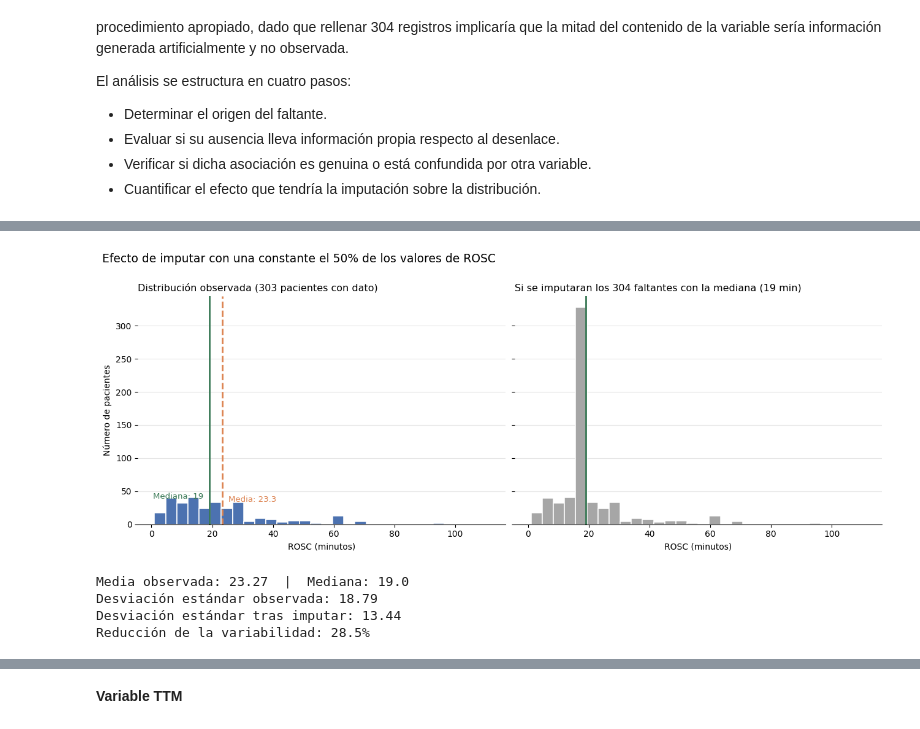
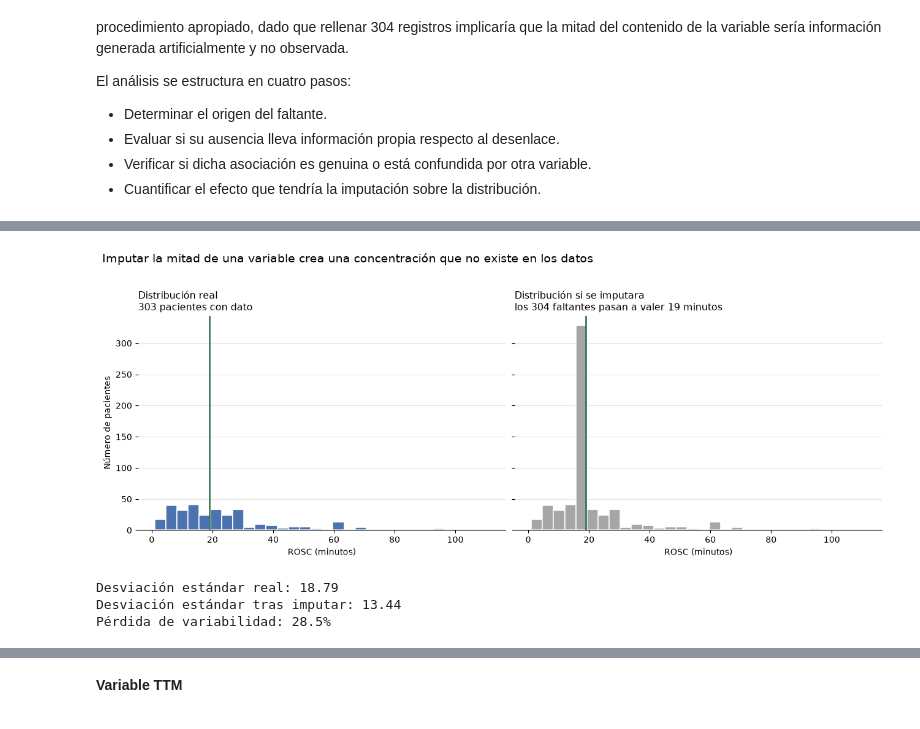
Before and after one commit to AlejandraJaramillo19/mlda-project_, a Jupyter notebook: notebooks/03_data_preparation/03_data_preparation.ipynb, the cells around one changed output, grey strips where cells are left out. Cells and saved outputs as stored; diff of their text form; code cells hidden in the pictures.

```diff
--- a/notebooks/03_data_preparation/03_data_preparation.ipynb
+++ b/notebooks/03_data_preparation/03_data_preparation.ipynb
@@ -228,7 +232,4 @@ En esta variable el tratamiento de faltantes involucra dos decisiones: si conser
 # %%
-# Conversión a numérico. El parámetro errors="coerce" transforma el texto "nan"
-# en un valor nulo real de pandas, reconocible por .isnull()
-clinical_df['Age'] = pd.to_numeric(clinical_df['Age'], errors='coerce')
 
 n_total = len(clinical_df)
 n_falt = clinical_df['Age'].isnull().sum()
@@ -577,47 +643,38 @@ El gráfico muestra por lo tanto dos cosas de forma simultánea. Confirma que un
 # %%
 rosc = clinical_df['ROSC'].dropna()
 mediana_rosc = rosc.median()
-media_rosc = rosc.mean()
 imputado = clinical_df['ROSC'].fillna(mediana_rosc)
 
 fig, (ax1, ax2) = plt.subplots(1, 2, figsize=(13, 5), sharey=True)
 
 ax1.hist(rosc, bins=30, color='#4C72B0', edgecolor='white', linewidth=1.1)
-ax1.axvline(media_rosc, color='#DD8452', linestyle='--', linewidth=2)
-ax1.axvline(mediana_rosc, color='#3B7A57', linestyle='-', linewidth=2)
-ax1.text(media_rosc + 2, ax1.get_ylim()[1]*0.80, f'Media: {media_rosc:.1f}',
-         color='#DD8452', fontsize=9.5)
-ax1.text(mediana_rosc - 2, ax1.get_ylim()[1]*0.90, f'Mediana: {mediana_rosc:.0f}',
-         color='#3B7A57', fontsize=9.5, ha='right')
-ax1.set_title(f'Distribución observada ({len(rosc)} pacientes con dato)',
-              fontsize=11.5, loc='left')
+ax1.axvline(mediana_rosc, color='#3B7A57', linewidth=2)
+ax1.set_title(f'Distribución real\n{len(rosc)} pacientes con dato', fontsize=11.5, loc='left')
 ax1.set_xlabel('ROSC (minutos)')
 ax1.set_ylabel('Número de pacientes')
 
 ax2.hist(imputado, bins=30, color='#A6A6A6', edgecolor='white', linewidth=1.1)
-ax2.axvline(mediana_rosc, color='#3B7A57', linestyle='-', linewidth=2)
-ax2.set_title(f'Si se imputaran los 304 faltantes con la mediana ({mediana_rosc:.0f} min)',
+ax2.axvline(mediana_rosc, color='#3B7A57', linewidth=2)
+ax2.set_title(f'Distribución si se imputara\nlos 304 faltantes pasan a valer {mediana_rosc:.0f} minutos',
               fontsize=11.5, loc='left')
 ax2.set_xlabel('ROSC (minutos)')
 
 for ax in (ax1, ax2):
     ax.yaxis.grid(True, color='#e6e6e6', linewidth=0.8)
     ax.set_axisbelow(True)
     for lado in ('top', 'right', 'left'):
         ax.spines[lado].set_visible(False)
 
-fig.suptitle('Efecto de imputar con una constante el 50% de los valores de ROSC',
-             fontsize=13.5, x=0.01, ha='left', y=1.0)
+fig.suptitle('Imputar la mitad de una variable crea una concentración que no existe en los datos',
+             fontsize=13.5, x=0.01, ha='left', y=1.02)
 plt.tight_layout()
 plt.show()
 
-print(f"Media observada: {media_rosc:.2f}  |  Mediana: {mediana_rosc:.1f}")
-print(f"Desviación estándar observada: {rosc.std():.2f}")
+print(f"Desviación estándar real: {rosc.std():.2f}")
 print(f"Desviación estándar tras imputar: {imputado.std():.2f}")
-print(f"Reducción de la variabilidad: {(1 - imputado.std()/rosc.std())*100:.1f}%")
+print(f"Pérdida de variabilidad: {(1 - imputado.std()/rosc.std())*100:.1f}%")
 # %% [output]
-[figure, old version]
+[figure, new version]
-Media observada: 23.27  |  Mediana: 19.0
-Desviación estándar observada: 18.79
+Desviación estándar real: 18.79
 Desviación estándar tras imputar: 13.44
-Reducción de la variabilidad: 28.5%
+Pérdida de variabilidad: 28.5%
```
Also changed, not shown: parts of 46 cells of this notebook.
